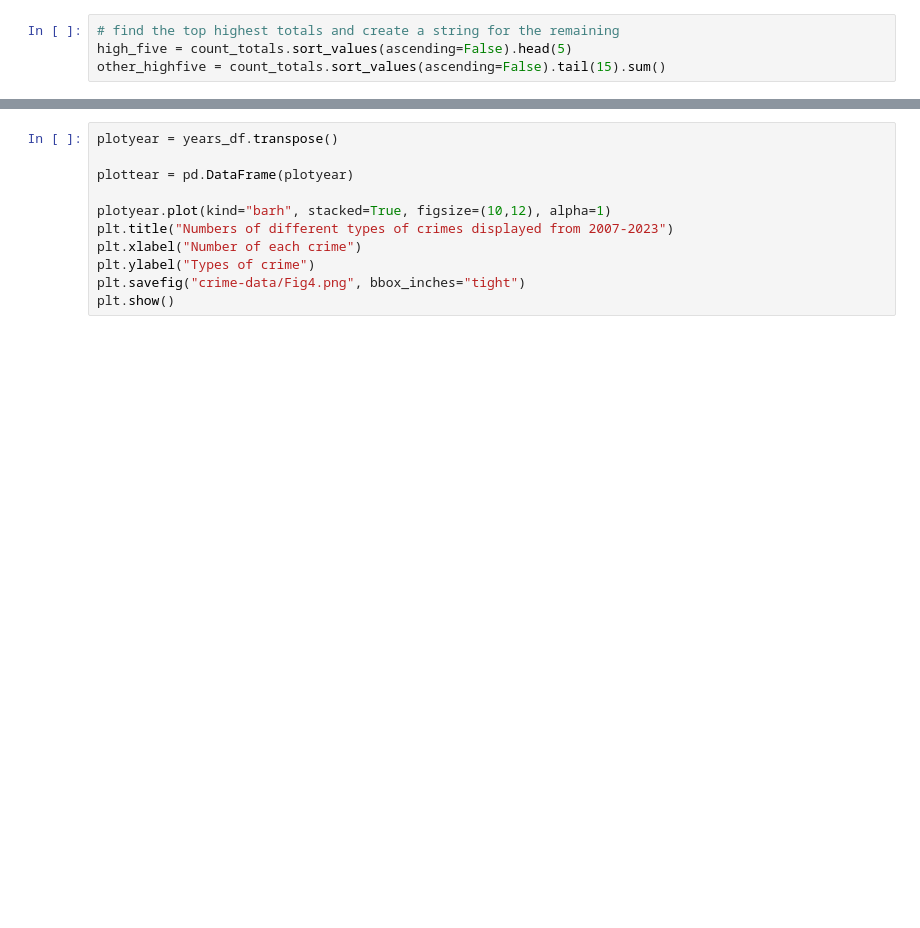
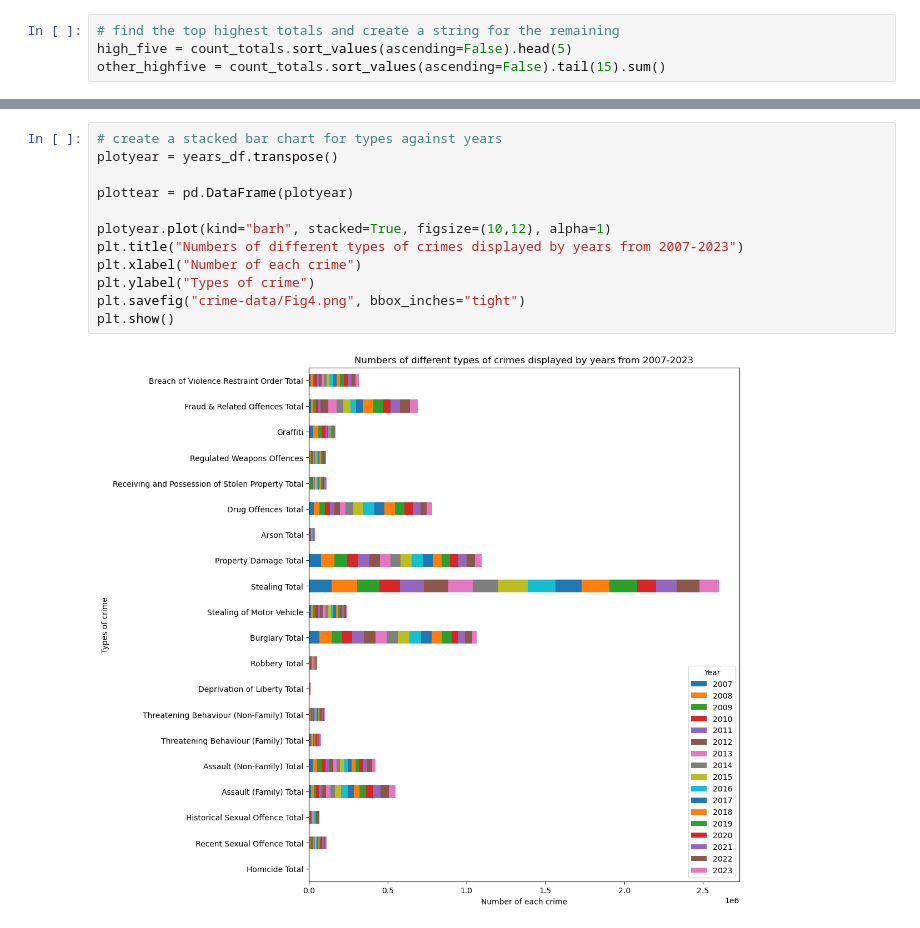
Before and after one commit to DrishP98/Project-1-, a Jupyter notebook: drish_types of crimes with total categories.ipynb, the cells around one changed output, grey strips where cells are left out. Cells and saved outputs as stored; diff of their text form; blank space fills up the shorter version.

```diff
--- a/drish_types of crimes with total categories.ipynb
+++ b/drish_types of crimes with total categories.ipynb
@@ -117,14 +226,17 @@ years_df
 # %%
+# create a stacked bar chart for types against years
 plotyear = years_df.transpose()
 
 plottear = pd.DataFrame(plotyear)
 
 plotyear.plot(kind="barh", stacked=True, figsize=(10,12), alpha=1)
-plt.title("Numbers of different types of crimes displayed from 2007-2023")
+plt.title("Numbers of different types of crimes displayed by years from 2007-2023")
 plt.xlabel("Number of each crime")
 plt.ylabel("Types of crime")
 plt.savefig("crime-data/Fig4.png", bbox_inches="tight")
 plt.show()
+# %% [output]
+[figure, added]
 # %%
 #summary stats
 count_totals
```
Also changed, not shown: parts of 10 cells of this notebook.
